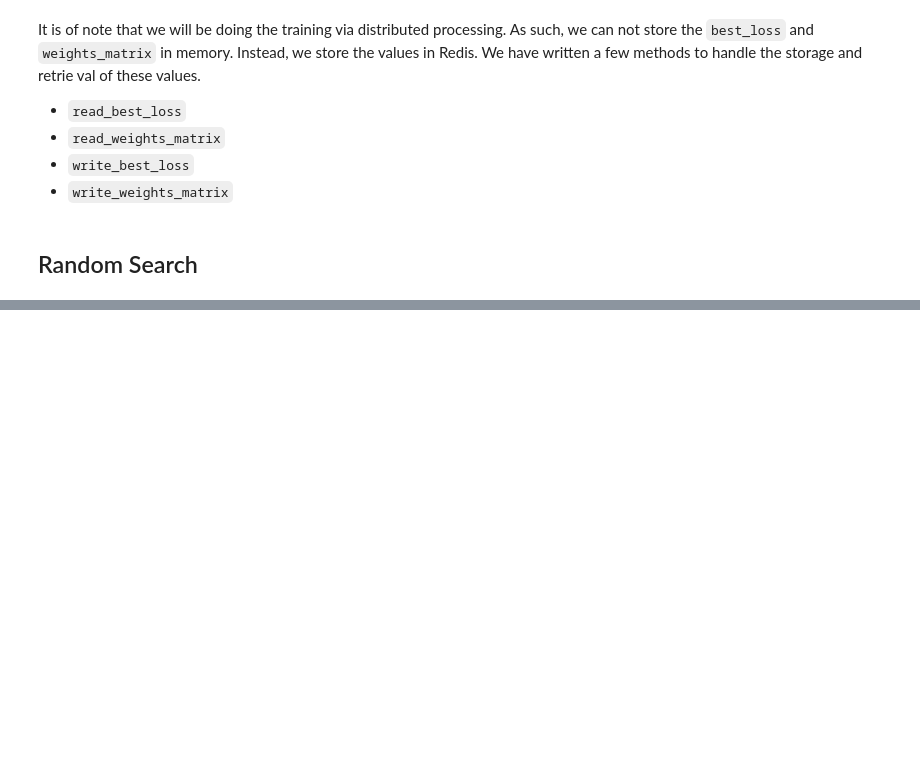
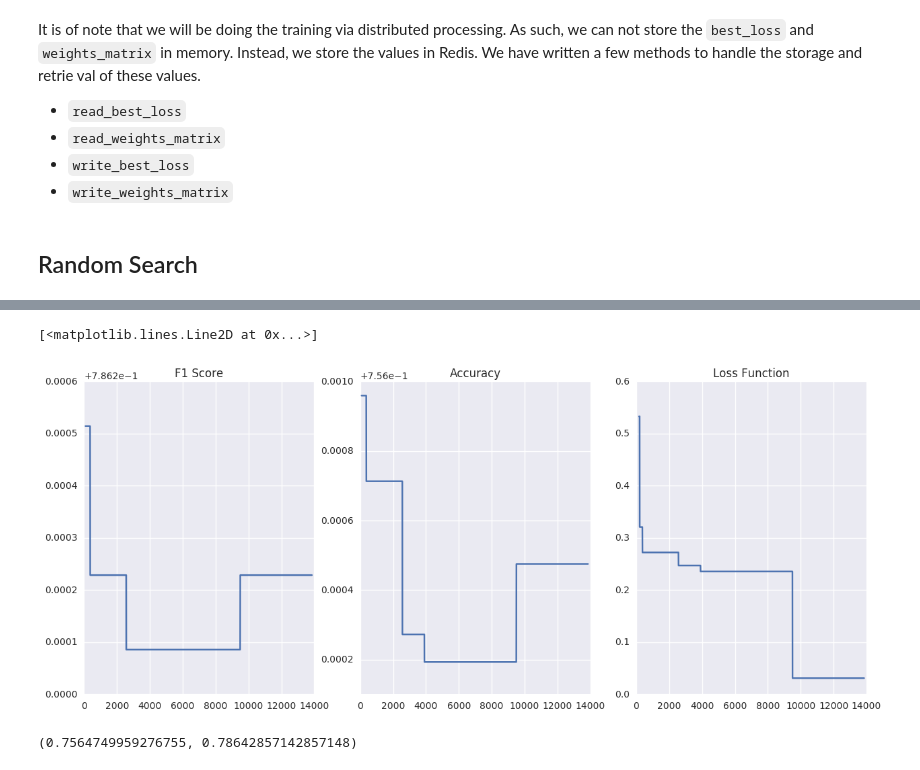
Before and after one commit to joshuacook/redhat, a Jupyter notebook: ipynb/7.06 Refinement - Learning via Random Search followed by Random Local Search.ipynb, the cells around one changed output, grey strips where cells are left out. Cells and saved outputs as stored; diff of their text form; code cells hidden in the pictures; blank space fills up the shorter version.

```diff
--- a/ipynb/7.06 Refinement - Learning via Random Search followed by Random Local Search.ipynb
+++ b/ipynb/7.06 Refinement - Learning via Random Search followed by Random Local Search.ipynb
@@ -42,14 +59,32 @@ counts, f_1_scores, \
 # %%
 weights_matrix = get_weights_matrix()
 
 initialize_training_session(weights_matrix=weights_matrix)
 batch_size = 50
 for i in range(int(len(training_set)/batch_size)):
     Q.enqueue(train_via_random_local_search,
               action_ids=training_set[i*batch_size:(i+1)*batch_size],
               gamma=0.001)
 counts, f_1_scores, \
     accuracies, \
     loss_values = prepare_plot_vectors(features,
                                        outcomes,
                                        length=int(len(training_set)/batch_size))
+
+plt.figure(figsize=(15,6))
+plt.subplot(1,3,1)
+plt.title('F1 Score')
+plt.plot(counts[1:], f_1_scores[1:])
+plt.subplot(1,3,2)
+plt.title('Accuracy')
+plt.plot(counts[1:], accuracies[1:])
+plt.subplot(133)
+plt.title('Loss Function')
+plt.plot(counts[30:], loss_values[30:])
+# %% [output]
+[<matplotlib.lines.Line2D at 0x...>]
+[figure, added]
+# %%
+accuracies[-1], f_1_scores[-1]
+# %% [output]
+(0.7564749959276755, 0.78642857142857148)
```
Also changed, not shown: parts of 7 cells of this notebook, 12 other files.
